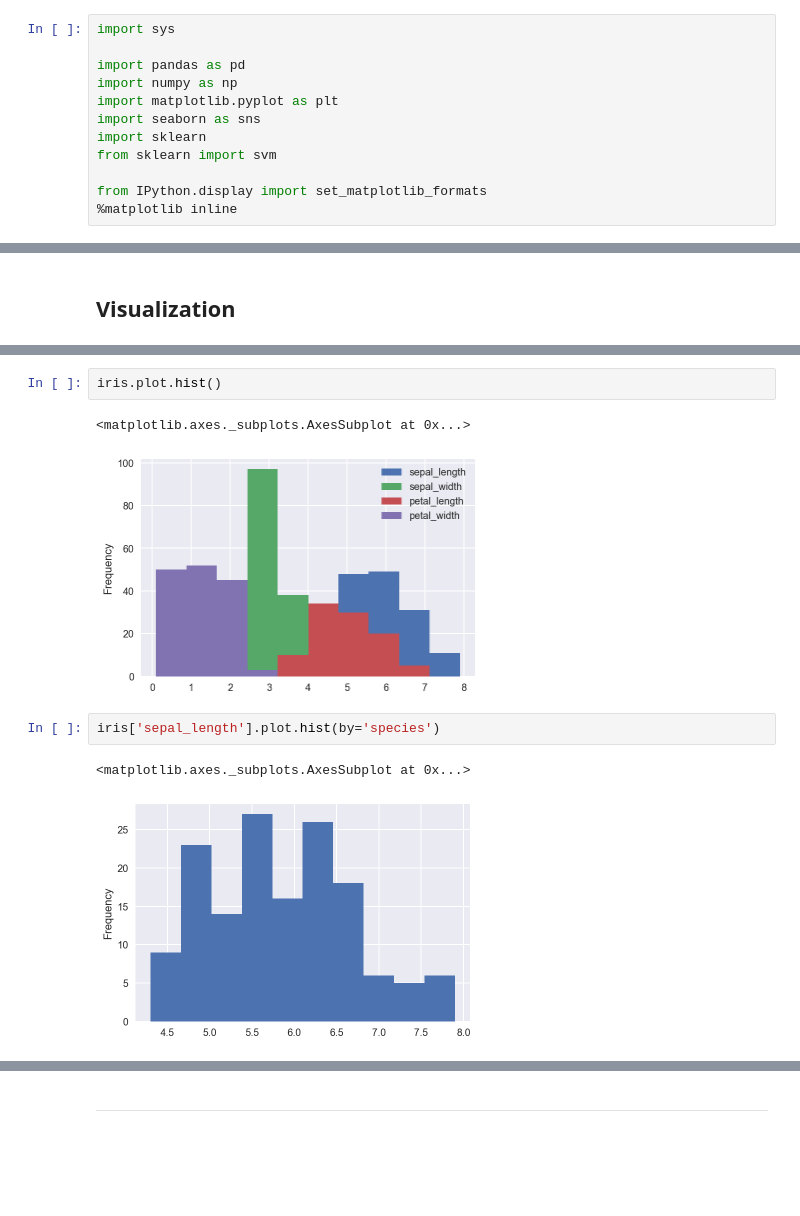
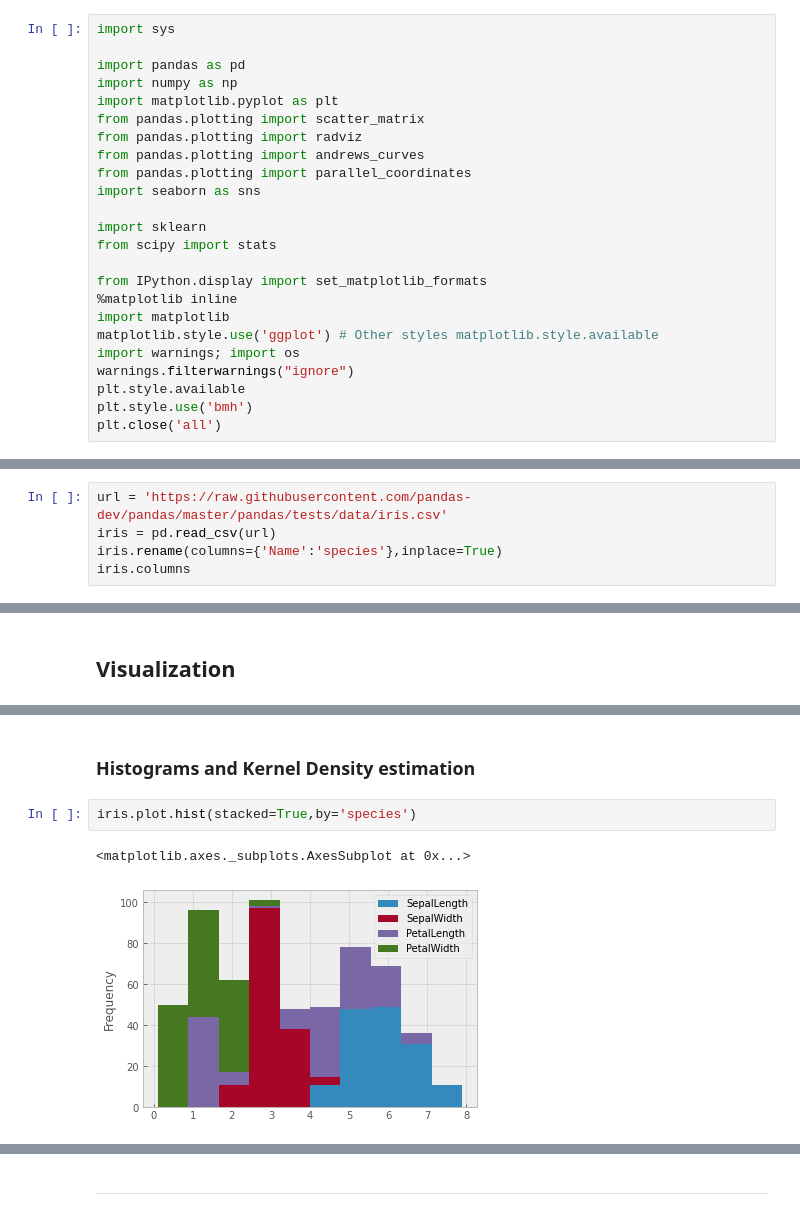
Before and after one commit to wgova/eda_iris, a Jupyter notebook: iris_analysis.ipynb, the cells around one changed output, grey strips where cells are left out. Drawn from its saved outputs; the diff is of its cells as text; blank space fills up the shorter version.

```diff
--- a/iris_analysis.ipynb
+++ b/iris_analysis.ipynb
@@ -6,9 +8,21 @@ import sys
 import pandas as pd
 import numpy as np
 import matplotlib.pyplot as plt
+from pandas.plotting import scatter_matrix
+from pandas.plotting import radviz
+from pandas.plotting import andrews_curves
+from pandas.plotting import parallel_coordinates
 import seaborn as sns
+
 import sklearn
-from sklearn import svm
+from scipy import stats
 
 from IPython.display import set_matplotlib_formats
 %matplotlib inline
+import matplotlib
+matplotlib.style.use('ggplot') # Other styles matplotlib.style.available
+import warnings; import os
+warnings.filterwarnings("ignore")
+plt.style.available
+plt.style.use('bmh')
+plt.close('all')
@@ -65,0 +33,5 @@ memory usage: 6.0+ KB
+# %%
+url = 'https://raw.githubusercontent.com/pandas-dev/pandas/master/pandas/tests/data/iris.csv'
+iris = pd.read_csv(url)
+iris.rename(columns={'Name':'species'},inplace=True)
+iris.columns
@@ -96,10 +143,7 @@ AttributeError: ignored
+# %% [markdown]
+### Histograms and Kernel Density estimation
 # %%
-iris.plot.hist()
+iris.plot.hist(stacked=True,by='species')
 # %% [output]
 <matplotlib.axes._subplots.AxesSubplot at 0x...>
-[figure, old version]
+[figure, new version]
-# %%
-iris['sepal_length'].plot.hist(by='species')
-# %% [output]
-<matplotlib.axes._subplots.AxesSubplot at 0x...>
-[figure, removed]
```
Also changed, not shown: parts of 71 cells of this notebook.
